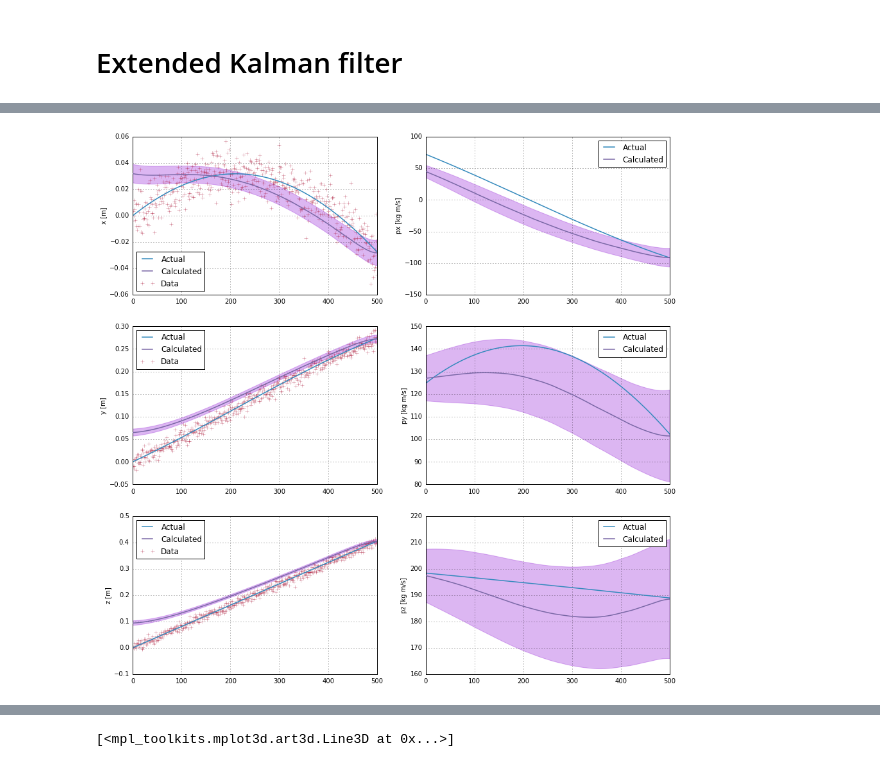
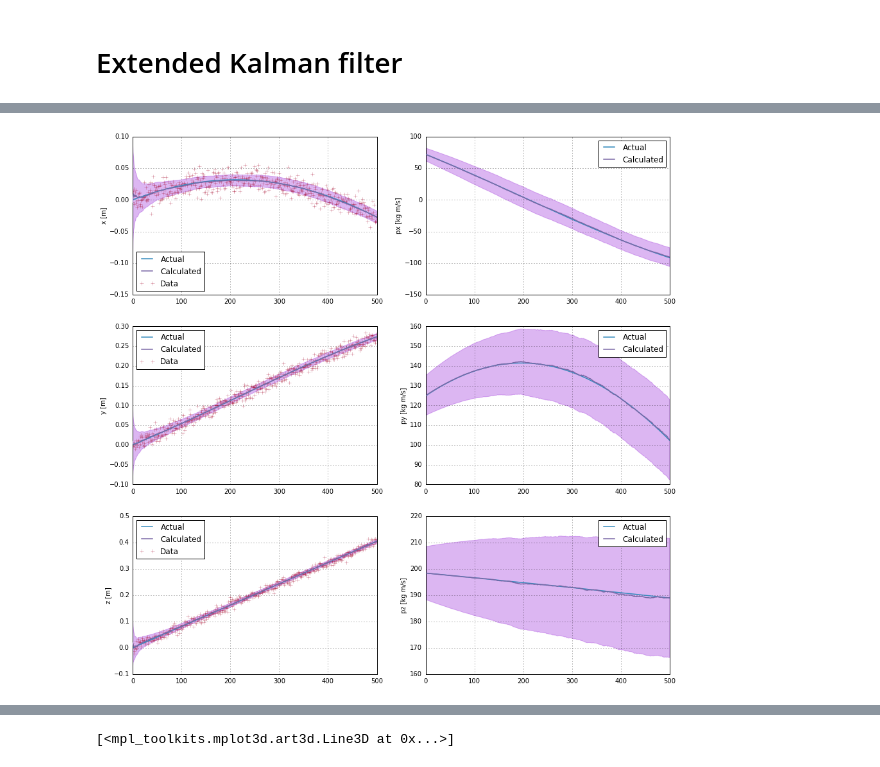
Before and after one commit to chchen123/pytpc, a Jupyter notebook: KalmanFilter.ipynb, the cells around one changed output, grey strips where cells are left out. Cells and saved outputs as stored; diff of their text form; code cells hidden in the pictures.

```diff
--- a/KalmanFilter.ipynb
+++ b/KalmanFilter.ipynb
@@ -137,9 +137,9 @@ tr.kfilter.P = numpy.eye(tr.kfilter._dim_x) * 100
 res, covar = tr.track(meas_pos)
 sm_res, sm_covar, sm_gain = tr.kfilter.rts_smoother(res, covar)
 # %%
-state_vector_plots(sv, sm_res, data=meas_pos, covar=sm_covar)
+state_vector_plots(sv, res, data=meas_pos, covar=covar)
 # %% [output]
-[figure, old version]
+[figure, new version]
 # %%
 exp_en = numpy.sqrt(numpy.linalg.norm(res[:, 3:6], axis=1)**2 + pt.mass**2) - pt.mass
 print(((exp_en - en*4)**2 / numpy.var(en)).sum() / en.shape[0])
```
Also changed, not shown: parts of 8 cells of this notebook, 4 other files.
